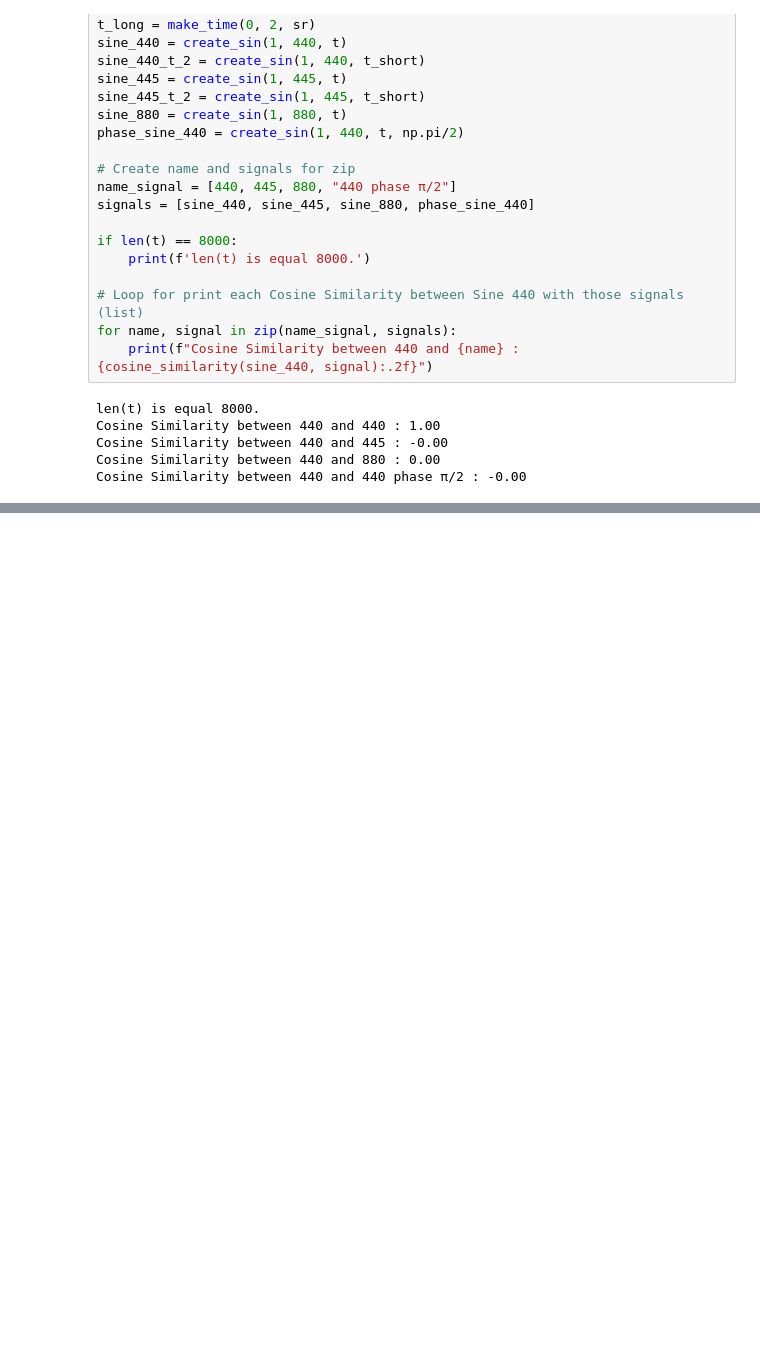
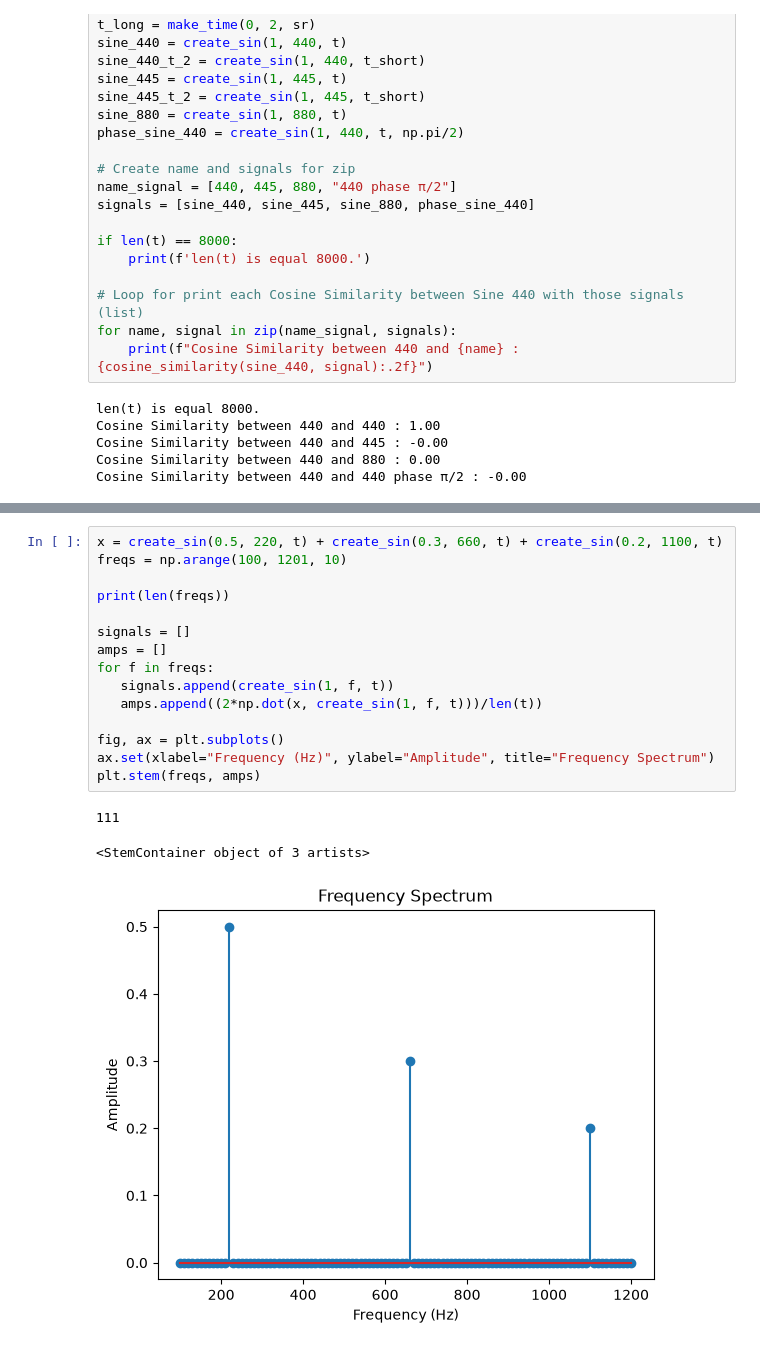
Before and after one commit to ohm-arthakorn/audio-based_music_recommendation, a Jupyter notebook: notebooks/04_Signals_as_Vector.ipynb, the cells around one changed output, grey strips where cells are left out. Cells and saved outputs as stored; diff of their text form; blank space fills up the shorter version.

Commit message:
docs(notebooks): Finish V3 in 04_Signals_as_Vector
finish V3 in 04_Signals_as_Vector
docs(tasks): Check V3 finished

```diff
--- a/notebooks/04_Signals_as_Vector.ipynb
+++ b/notebooks/04_Signals_as_Vector.ipynb
@@ -132,0 +151,19 @@ Audio(combined_signal, rate=sr)
+# %%
+x = create_sin(0.5, 220, t) + create_sin(0.3, 660, t) + create_sin(0.2, 1100, t)
+freqs = np.arange(100, 1201, 10)
+
+print(len(freqs))
+
+signals = []
+amps = []
+for f in freqs:
+   signals.append(create_sin(1, f, t))
+   amps.append((2*np.dot(x, create_sin(1, f, t)))/len(t))
+
+fig, ax = plt.subplots()
+ax.set(xlabel="Frequency (Hz)", ylabel="Amplitude", title="Frequency Spectrum")
+plt.stem(freqs, amps)
+# %% [output]
+111
+<StemContainer object of 3 artists>
+[figure, added]
```
Also changed, not shown: parts of 5 cells of this notebook, 1 other file.
